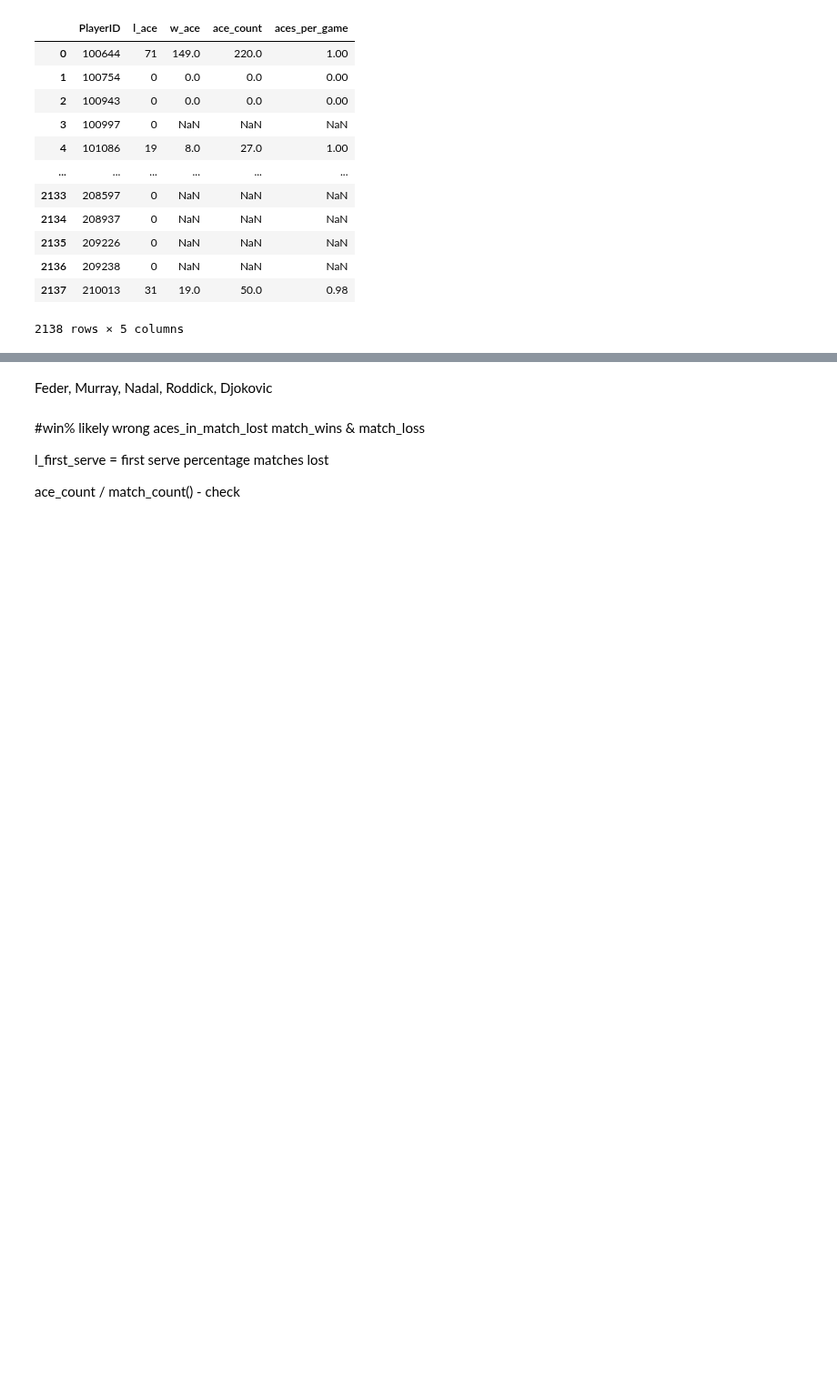
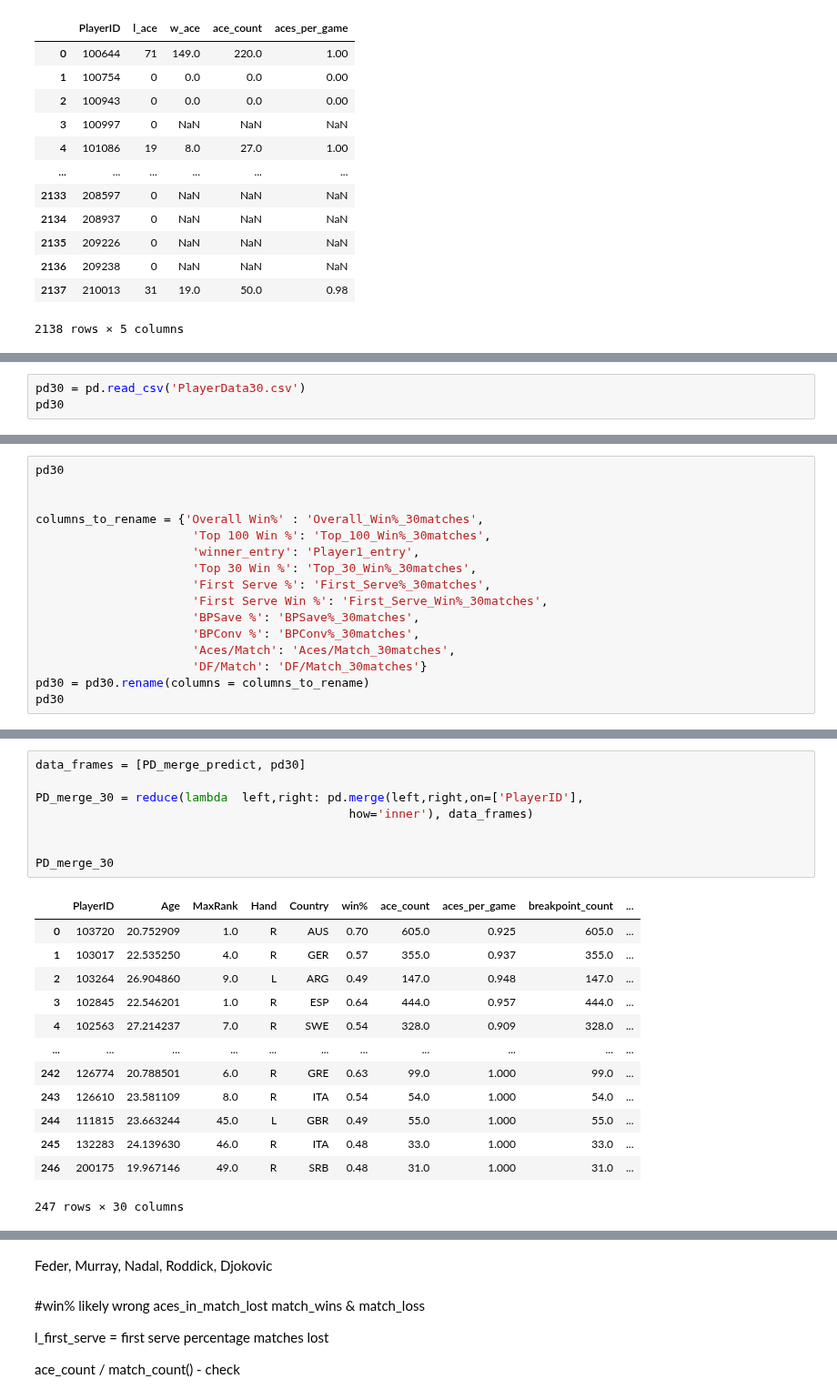
Before and after one commit to Racket-Science/Tennis-Match-Predictions, a Jupyter notebook: Notebooks/PlayerDatabse_Builder.ipynb, the cells around one changed output, grey strips where cells are left out. Shown at 91% size. Saved outputs shown, nothing was run; the diff lists cells and outputs as text; blank space fills up the shorter version.

```diff
--- a/Notebooks/PlayerDatabse_Builder.ipynb
+++ b/Notebooks/PlayerDatabse_Builder.ipynb
@@ -341,0 +576,3 @@ PD_merge.to_csv('PlayerData.csv')
+# %%
+pd30 = pd.read_csv('PlayerData30.csv')
+pd30
@@ -341,0 +593,16 @@ PD_merge.to_csv('PlayerData.csv')
+# %%
+pd30
+
+
+columns_to_rename = {'Overall Win%' : 'Overall_Win%_30matches',
+                      'Top 100 Win %': 'Top_100_Win%_30matches',
+                      'winner_entry': 'Player1_entry',
+                      'Top 30 Win %': 'Top_30_Win%_30matches',
+                      'First Serve %': 'First_Serve%_30matches',
+                      'First Serve Win %': 'First_Serve_Win%_30matches',
+                      'BPSave %': 'BPSave%_30matches',
+                      'BPConv %': 'BPConv%_30matches',
+                      'Aces/Match': 'Aces/Match_30matches',
+                      'DF/Match': 'DF/Match_30matches'}
+pd30 = pd30.rename(columns = columns_to_rename)
+pd30
@@ -341,0 +623,22 @@ PD_merge.to_csv('PlayerData.csv')
+# %%
+data_frames = [PD_merge_predict, pd30]
+
+PD_merge_30 = reduce(lambda  left,right: pd.merge(left,right,on=['PlayerID'],
+                                            how='inner'), data_frames)
+
+
+PD_merge_30
+# %% [output]
+|  | PlayerID | Age | MaxRank | Hand | Country | win% | ace_count | aces_per_game | breakpoint_count | ... |
+| 0 | 103720 | 20.752909 | 1.0 | R | AUS | 0.70 | 605.0 | 0.925 | 605.0 | ... |
+| 1 | 103017 | 22.535250 | 4.0 | R | GER | 0.57 | 355.0 | 0.937 | 355.0 | ... |
+| 2 | 103264 | 26.904860 | 9.0 | L | ARG | 0.49 | 147.0 | 0.948 | 147.0 | ... |
+| 3 | 102845 | 22.546201 | 1.0 | R | ESP | 0.64 | 444.0 | 0.957 | 444.0 | ... |
+| 4 | 102563 | 27.214237 | 7.0 | R | SWE | 0.54 | 328.0 | 0.909 | 328.0 | ... |
+| ... | ... | ... | ... | ... | ... | ... | ... | ... | ... | ... |
+| 242 | 126774 | 20.788501 | 6.0 | R | GRE | 0.63 | 99.0 | 1.000 | 99.0 | ... |
+| 243 | 126610 | 23.581109 | 8.0 | R | ITA | 0.54 | 54.0 | 1.000 | 54.0 | ... |
+| 244 | 111815 | 23.663244 | 45.0 | L | GBR | 0.49 | 55.0 | 1.000 | 55.0 | ... |
+| 245 | 132283 | 24.139630 | 46.0 | R | ITA | 0.48 | 33.0 | 1.000 | 33.0 | ... |
+| 246 | 200175 | 19.967146 | 49.0 | R | SRB | 0.48 | 31.0 | 1.000 | 31.0 | ... |
+247 rows × 30 columns
```
Also changed, not shown: parts of 28 cells of this notebook.
